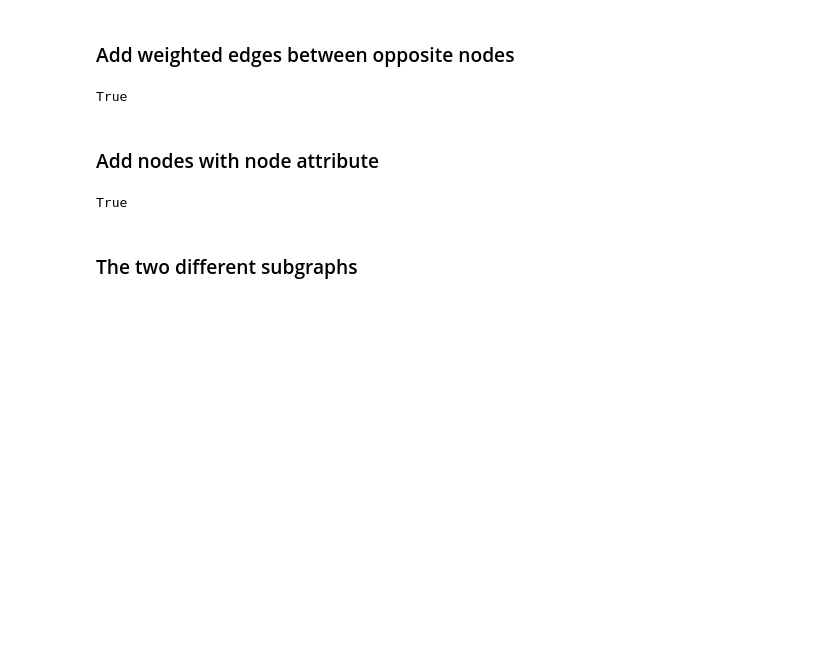
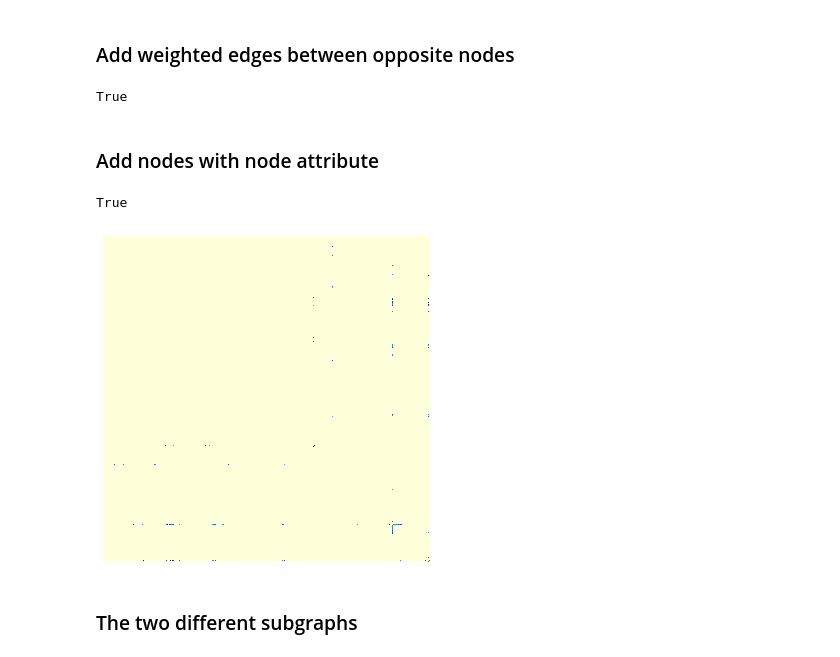
Before and after one commit to AlainKuiete/DATA620ASSIGNMENTS, a Jupyter notebook: data620Project2rating.ipynb, the cells around one changed output. Drawn from its saved outputs; the diff is of its cells as text; code cells hidden in the pictures; blank space fills up the shorter version.

```diff
--- a/data620Project2rating.ipynb
+++ b/data620Project2rating.ipynb
@@ -58,6 +58,12 @@ True
 #edglist = [(wiki.node1[wiki.index[n]], wiki.node2[wiki.index[n]]) for n in range(0, len(wiki.index))]
 # %%
 #B.add_edges_from(edglist)
+# %%
+mg = nv.MatrixPlot(G)
+mg.draw()
+plt.show()
+# %% [output]
+[figure, added]
 # %% [markdown]
 ### The two different subgraphs
 # %%
```
Also changed, not shown: parts of 21 cells of this notebook.
